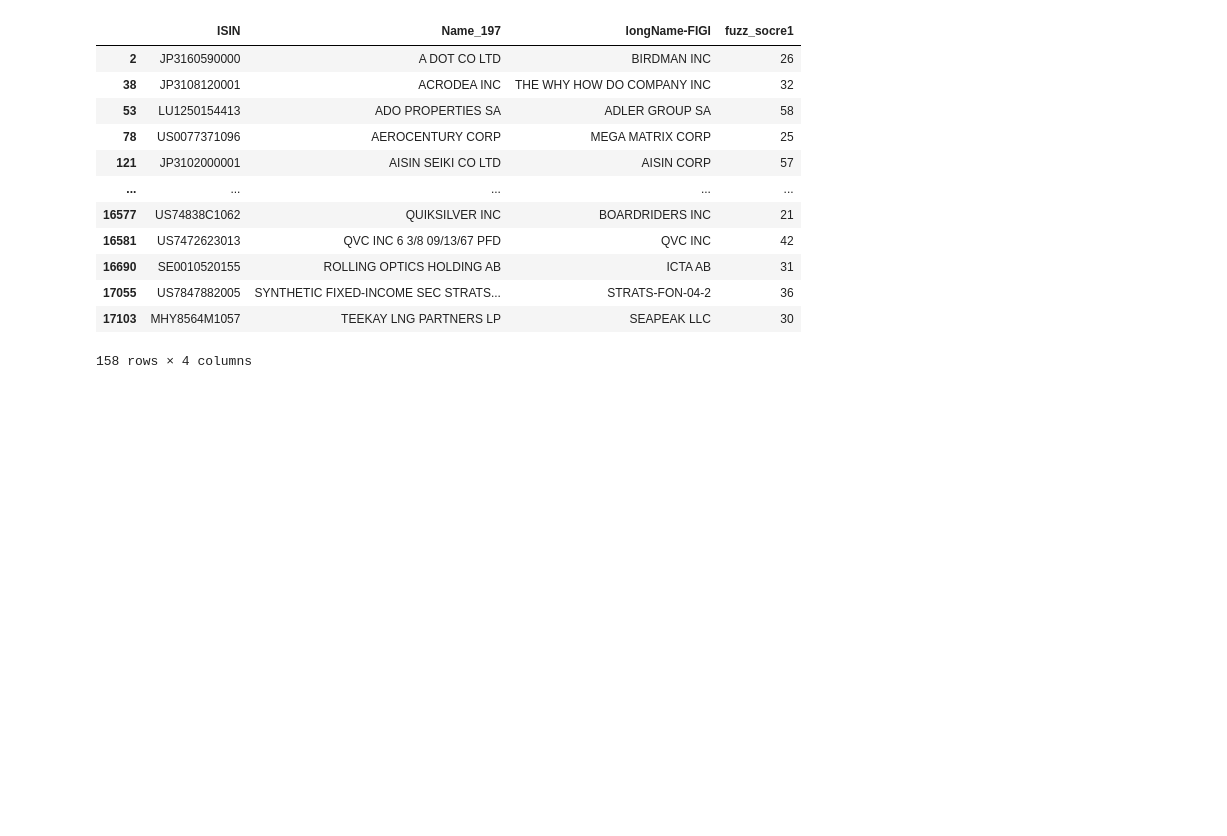
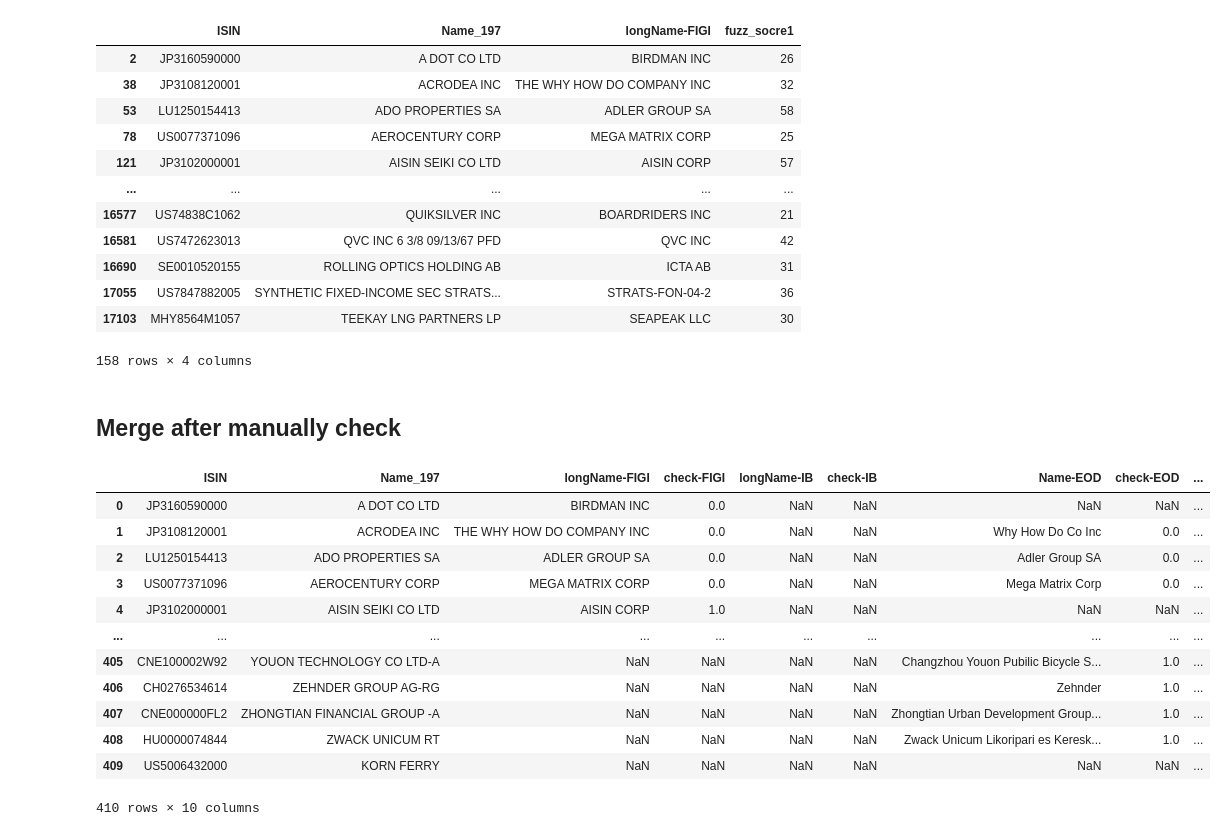
Before and after one commit to mufeng703/GAI-Tsai, a Jupyter notebook: Stock_Metadata/NameMatching.ipynb, the cells around one changed output. Cells and saved outputs as stored; diff of their text form; code cells hidden in the pictures; blank space fills up the shorter version.

```diff
--- a/Stock_Metadata/NameMatching.ipynb
+++ b/Stock_Metadata/NameMatching.ipynb
@@ -199,3 +211,34 @@ progress: 99.97%
 | 17055 | US7847882005 | SYNTHETIC FIXED-INCOME SEC STRATS... | STRATS-FON-04-2 | 36 |
 | 17103 | MHY8564M1057 | TEEKAY LNG PARTNERS LP | SEAPEAK LLC | 30 |
 158 rows × 4 columns
+# %% [markdown]
+## Merge after manually check
+# %%
+path = "./Data/withFIGI.csv"
+
+df_figiCk = pd.read_csv("./Data/figi-197.csv")
+df_ibCk = pd.read_csv("./Data/ib-197.csv")
+df_eodCk = pd.read_csv("./Data/eod-197.csv")
+df_invCk = pd.read_csv("./Data/inv-197.csv")
+# %%
+df_ck = pd.merge(df_figiCk, df_ibCk, how='outer', on=['ISIN', 'Name_197'])
+df_ck = pd.merge(df_ck, df_eodCk, how='outer', on=['ISIN', 'Name_197'])
+df_ck = pd.merge(df_ck, df_invCk, how='outer', on=['ISIN', 'Name_197'])
+
+df_ck = df_ck[['ISIN', 'Name_197', 'longName-FIGI', 'check-FIGI', 'longName-IB', 'check-IB', 'Name-EOD', 'check-EOD', 'full_name-Inv', 'Check-Inv']]
+
+df_ck
+# %% [output]
+|  | ISIN | Name_197 | longName-FIGI | check-FIGI | longName-IB | check-IB | Name-EOD | check-EOD | ... |
+| 0 | JP3160590000 | A DOT CO LTD | BIRDMAN INC | 0.0 | NaN | NaN | NaN | NaN | ... |
+| 1 | JP3108120001 | ACRODEA INC | THE WHY HOW DO COMPANY INC | 0.0 | NaN | NaN | Why How Do Co Inc | 0.0 | ... |
+| 2 | LU1250154413 | ADO PROPERTIES SA | ADLER GROUP SA | 0.0 | NaN | NaN | Adler Group SA | 0.0 | ... |
+| 3 | US0077371096 | AEROCENTURY CORP | MEGA MATRIX CORP | 0.0 | NaN | NaN | Mega Matrix Corp | 0.0 | ... |
+| 4 | JP3102000001 | AISIN SEIKI CO LTD | AISIN CORP | 1.0 | NaN | NaN | NaN | NaN | ... |
+| ... | ... | ... | ... | ... | ... | ... | ... | ... | ... |
+| 405 | CNE100002W92 | YOUON TECHNOLOGY CO LTD-A | NaN | NaN | NaN | NaN | Changzhou Youon Pubilic Bicycle S... | 1.0 | ... |
+| 406 | CH0276534614 | ZEHNDER GROUP AG-RG | NaN | NaN | NaN | NaN | Zehnder | 1.0 | ... |
+| 407 | CNE000000FL2 | ZHONGTIAN FINANCIAL GROUP -A | NaN | NaN | NaN | NaN | Zhongtian Urban Development Group... | 1.0 | ... |
+| 408 | HU0000074844 | ZWACK UNICUM RT | NaN | NaN | NaN | NaN | Zwack Unicum Likoripari es Keresk... | 1.0 | ... |
+| 409 | US5006432000 | KORN FERRY | NaN | NaN | NaN | NaN | NaN | NaN | ... |
+410 rows × 10 columns
```
Also changed, not shown: parts of 14 cells of this notebook, 5 other files.
